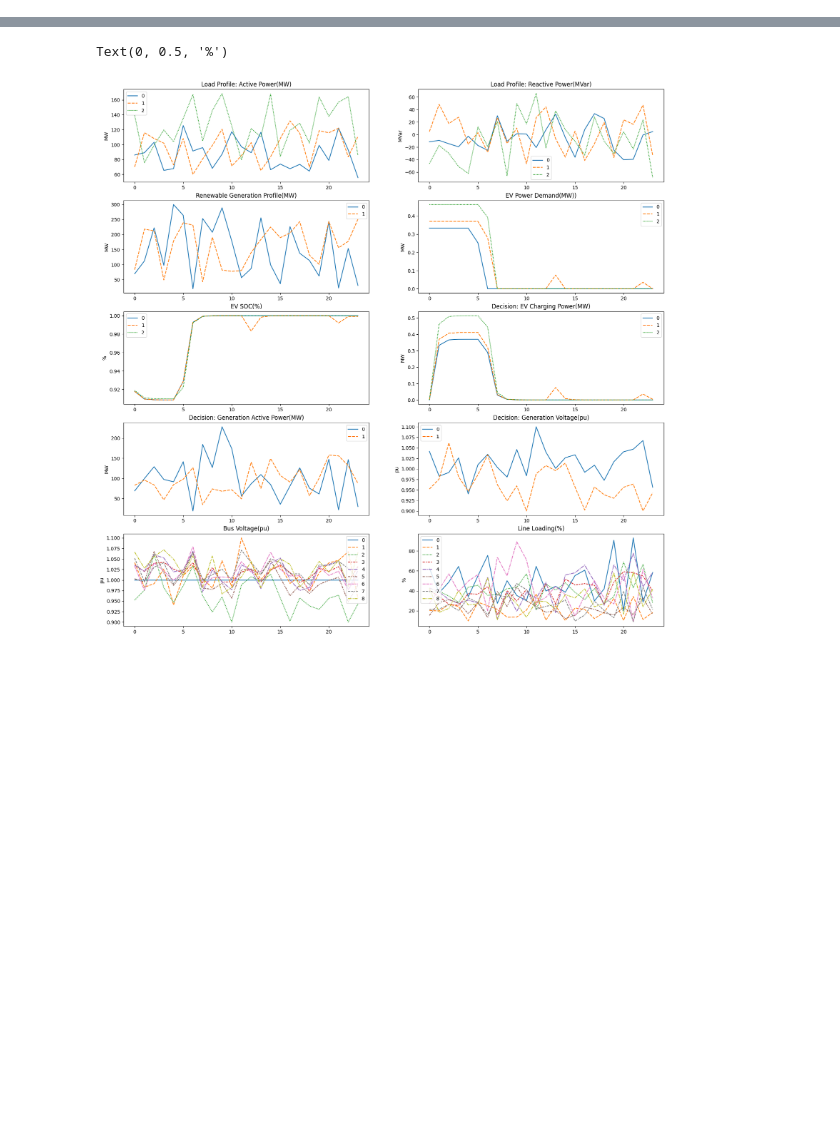
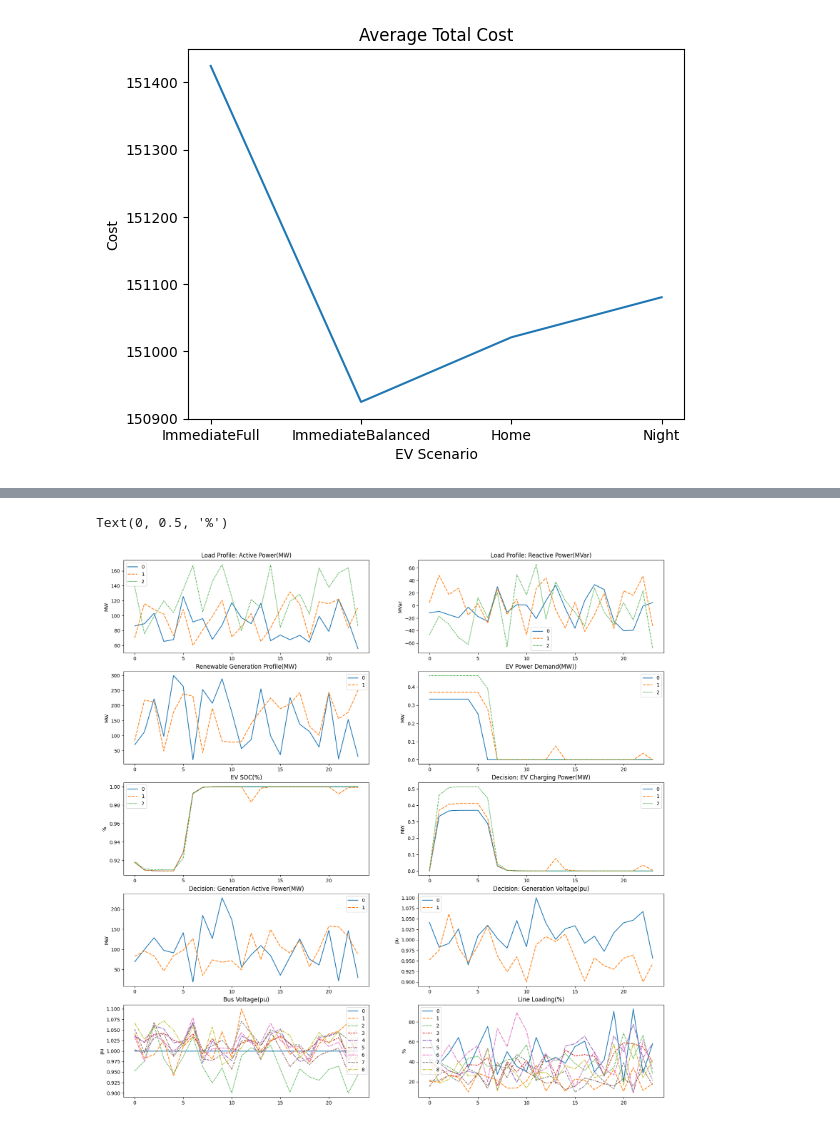
Before and after one commit to chialingyang7718/RL_OPF_EVaware, a Jupyter notebook: test_code.ipynb, the cells around one changed output, grey strips where cells are left out. Drawn from its saved outputs; the diff is of its cells as text; code cells hidden in the pictures; blank space fills up the shorter version.

```diff
--- a/test_code.ipynb
+++ b/test_code.ipynb
@@ -115,2 +115,19 @@ plt.show()
+# %%
+# Prepare data for line plot
+x = []
+y = []
+for key in Costs.keys():
+    x.append(key)
+    y.append(np.mean(Costs[key]))
+
+# Plot line plot
+plt.figure()
+plt.plot(x, y)
+plt.title("Average Total Cost")
+plt.xlabel("EV Scenario")
+plt.ylabel("Cost")
+plt.show()
+# %% [output]
+[figure, added]
 # %%
 N_violations = dicts[2]
```
Also changed, not shown: parts of 8 cells of this notebook, 9 other files.
